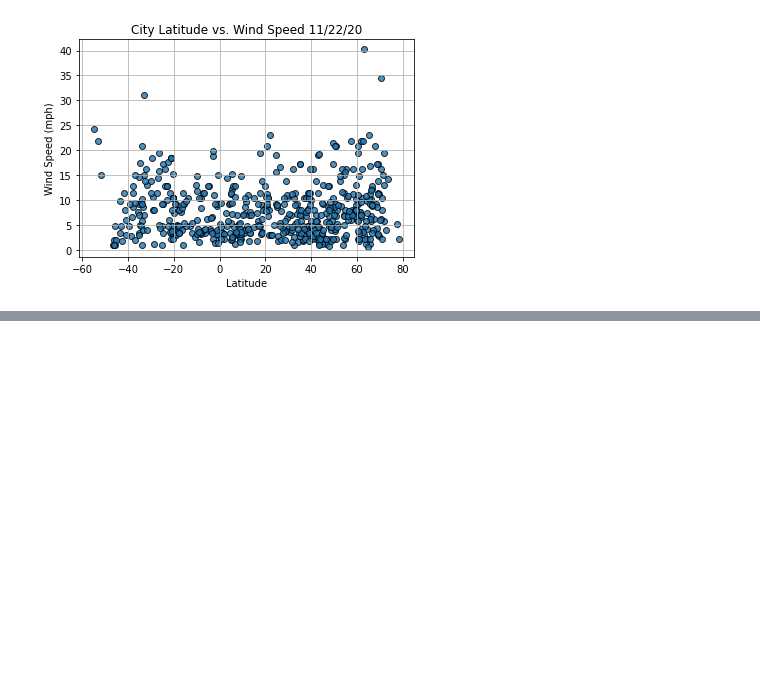
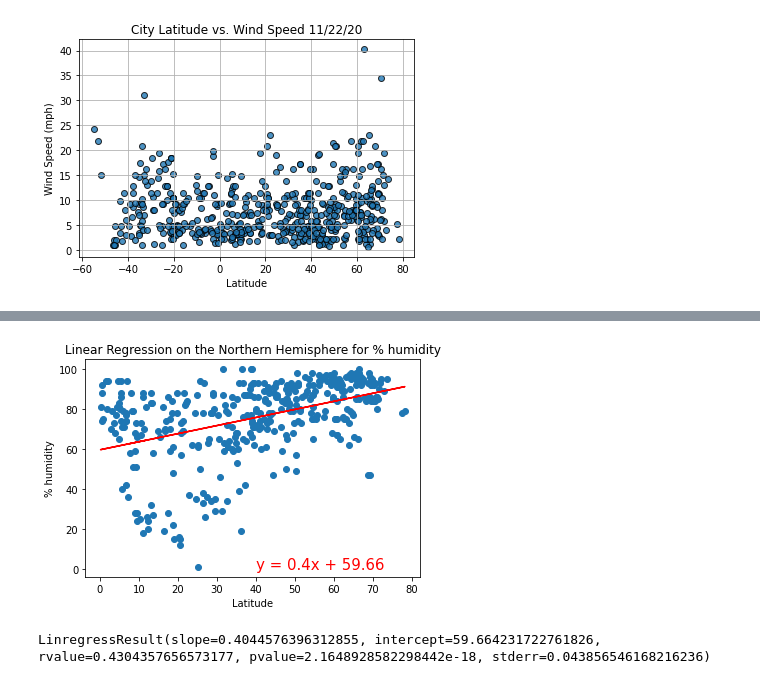
Before and after one commit to AnthonyNgGitHub/DABC_World_Weather_Analysis, a Jupyter notebook: WeatherPy.ipynb, the cells around one changed output, grey strips where cells are left out. Drawn from its saved outputs; the diff is of its cells as text; code cells hidden in the pictures; blank space fills up the shorter version.

```diff
--- a/WeatherPy.ipynb
+++ b/WeatherPy.ipynb
@@ -356,0 +469,12 @@ plt.show()
+# %%
+# To generate the linear regression on the Percent Humidity for the Northern Hemisphere
+
+# Linear regression on the Northern Hemisphere
+x_values = northern_hemi_df["Lat"]
+y_values = northern_hemi_df["Humidity"]
+# Call the function.
+plot_linear_regression(x_values, y_values,
+                       'Linear Regression on the Northern Hemisphere for % humidity', '% humidity',(40,0))
+# %% [output]
+[figure, added]
+LinregressResult(slope=0.4044576396312855, intercept=59.664231722761826, rvalue=0.4304357656573177, pvalue=2.1648928582298442e-18, stderr=0.043856546168216236)
```
Also changed, not shown: parts of 17 cells of this notebook, 2 other files.
